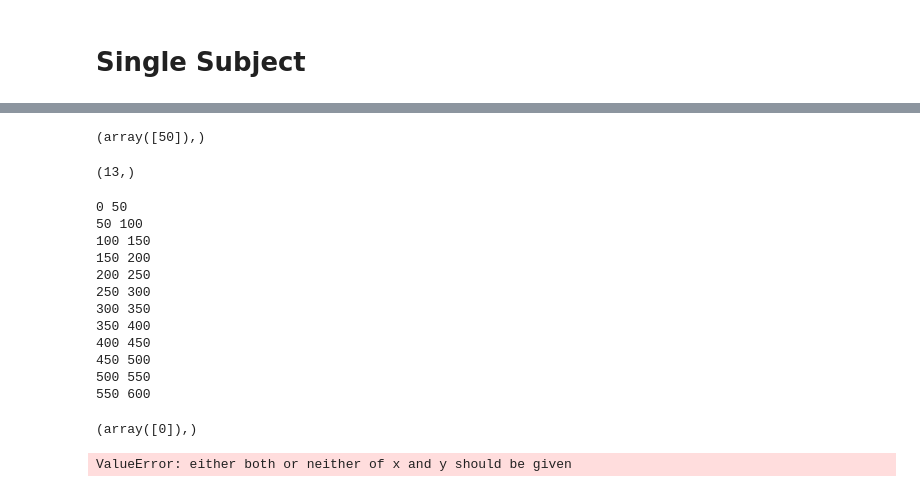
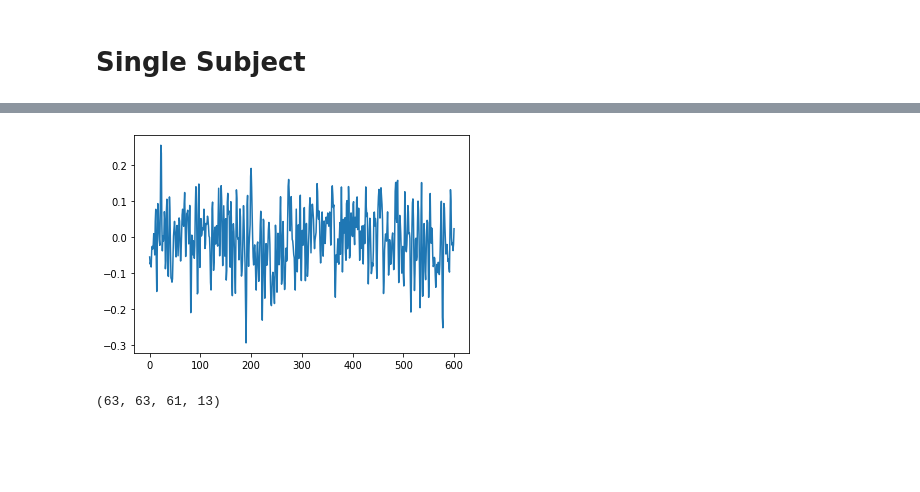
Before and after one commit to AIRLab-Sharif/Parkinson-PAC, a Jupyter notebook: python/Time PAC.ipynb, the cells around one changed output, grey strips where cells are left out. Drawn from its saved outputs; the diff is of its cells as text; code cells hidden in the pictures; blank space fills up the shorter version.

Commit message:
plot channels PAC

```diff
--- a/python/Time PAC.ipynb
+++ b/python/Time PAC.ipynb
@@ -489,34 +355,6 @@ limit_output extension: Maximum message size of 10000 exceeded with 14701 charac
-# %%
-np.where(erp_df.index == -100)
-# %% [output]
-(array([50]),)
-# %%
-steps = np.array(range(-200, 1000 + 1, 100))
-steps.shape[0] - 1
-# %% [output]
-(13,)
-# %%
-for tstart, tend in zip(steps[:-1], steps[1:]):
-    ind_start, ind_end = np.where(erp_df.index == tstart)[0][0], np.where(erp_df.index == tend)[0][0]
-    print(ind_start, ind_end)
-# %% [output]
-0 50
-50 100
-100 150
-150 200
-200 250
-250 300
-300 350
-350 400
-400 450
-450 500
-500 550
-550 600
-# %%
-np.where(erp_df.index == tstart)
-# %% [output]
-(array([0]),)
-# %%
-np.where(erp_df.index._data, tstart)
-# %% [output]
-ValueError: either both or neither of x and y should be given
+# %%
+erp = epochs_data['S201'].mean(axis=0)[10, :]
+plt.plot(erp)
+plt.show()
+# %% [output]
+[figure, added]
@@ -522,0 +364,4 @@ ValueError: either both or neither of x and y should be given
+# %%
+mvl_2ds['S200'].shape
+# %% [output]
+(63, 63, 61, 13)
```
Also changed, not shown: parts of 8 cells of this notebook, 1 other file.
